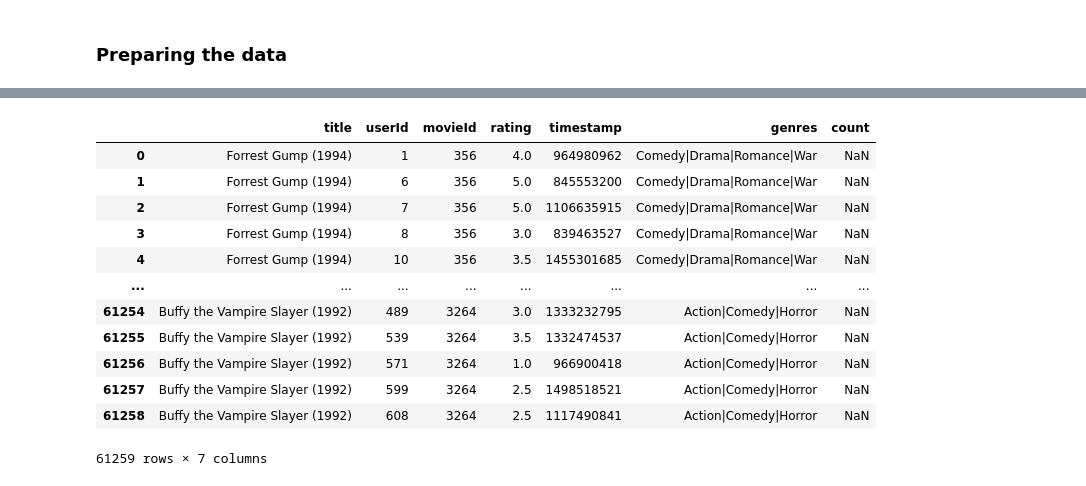
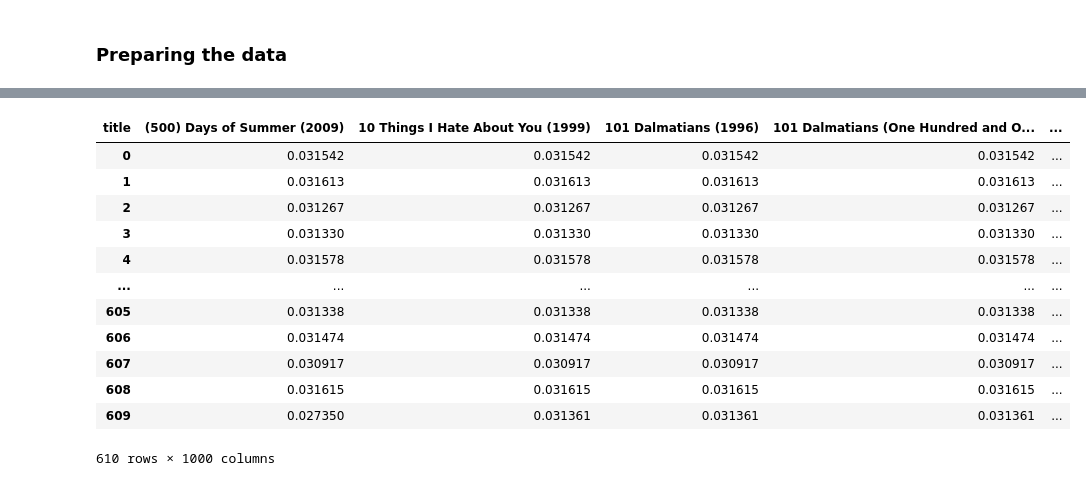
Before and after one commit to Jackhu-gc/CAB420Assignment1B, a Jupyter notebook: Q2 Clustering Callum Ross.ipynb, the cells around one changed output, grey strips where cells are left out. Drawn from its saved outputs; the diff is of its cells as text; code cells hidden in the pictures.

```diff
--- a/Q2 Clustering Callum Ross.ipynb
+++ b/Q2 Clustering Callum Ross.ipynb
@@ -45,19 +68,24 @@ user_movie_ratings.iloc[:6, :10]
 # %%
 top_1000_movies = pd.DataFrame()
-top_1000_movies["title"] = movieRating['title'].value_counts().index.tolist()[:1000]
-reviews_for_top_1000 = top_1000_movies.merge(movieRating, left_on='title', right_on='title')
-reviews_for_top_1000
+top_1000_movies = movieRating['title'].value_counts().index.tolist()[:1000]
+# reviews_for_top_1000 = top_1000_movies.merge(movieRating, left_on='title', right_on='title')
+user_movie_ratings.drop(user_movie_ratings.columns.difference(top_1000_movies), 1, inplace=True)
+user_movie_ratings = user_movie_ratings.apply(lambda row: row.fillna(row.mean()), axis=1)
+
+data_scaled = preprocessing.normalize(user_movie_ratings)
+data_scaled = pd.DataFrame(data_scaled, columns=user_movie_ratings.columns)
+data_scaled
 # %% [output]
-|  | title | userId | movieId | rating | timestamp | genres | count |
-| 0 | Forrest Gump (1994) | 1 | 356 | 4.0 | 964980962 | Comedy|Drama|Romance|War | NaN |
-| 1 | Forrest Gump (1994) | 6 | 356 | 5.0 | 845553200 | Comedy|Drama|Romance|War | NaN |
-| 2 | Forrest Gump (1994) | 7 | 356 | 5.0 | 1106635915 | Comedy|Drama|Romance|War | NaN |
-| 3 | Forrest Gump (1994) | 8 | 356 | 3.0 | 839463527 | Comedy|Drama|Romance|War | NaN |
-| 4 | Forrest Gump (1994) | 10 | 356 | 3.5 | 1455301685 | Comedy|Drama|Romance|War | NaN |
-| ... | ... | ... | ... | ... | ... | ... | ... |
-| 61254 | Buffy the Vampire Slayer (1992) | 489 | 3264 | 3.0 | 1333232795 | Action|Comedy|Horror | NaN |
-| 61255 | Buffy the Vampire Slayer (1992) | 539 | 3264 | 3.5 | 1332474537 | Action|Comedy|Horror | NaN |
-| 61256 | Buffy the Vampire Slayer (1992) | 571 | 3264 | 1.0 | 966900418 | Action|Comedy|Horror | NaN |
-| 61257 | Buffy the Vampire Slayer (1992) | 599 | 3264 | 2.5 | 1498518521 | Action|Comedy|Horror | NaN |
-| 61258 | Buffy the Vampire Slayer (1992) | 608 | 3264 | 2.5 | 1117490841 | Action|Comedy|Horror | NaN |
+| title | (500) Days of Summer (2009) | 10 Things I Hate About You (1999) | 101 Dalmatians (1996) | 101 Dalmatians (One Hundred and O... | ... |
+| 0 | 0.031542 | 0.031542 | 0.031542 | 0.031542 | ... |
+| 1 | 0.031613 | 0.031613 | 0.031613 | 0.031613 | ... |
+| 2 | 0.031267 | 0.031267 | 0.031267 | 0.031267 | ... |
+| 3 | 0.031330 | 0.031330 | 0.031330 | 0.031330 | ... |
+| 4 | 0.031578 | 0.031578 | 0.031578 | 0.031578 | ... |
+| ... | ... | ... | ... | ... | ... |
+| 605 | 0.031338 | 0.031338 | 0.031338 | 0.031338 | ... |
+| 606 | 0.031474 | 0.031474 | 0.031474 | 0.031474 | ... |
+| 607 | 0.030917 | 0.030917 | 0.030917 | 0.030917 | ... |
+| 608 | 0.031615 | 0.031615 | 0.031615 | 0.031615 | ... |
+| 609 | 0.027350 | 0.031361 | 0.031361 | 0.031361 | ... |
-61259 rows × 7 columns
+610 rows × 1000 columns
```
Also changed, not shown: parts of 13 cells of this notebook.
